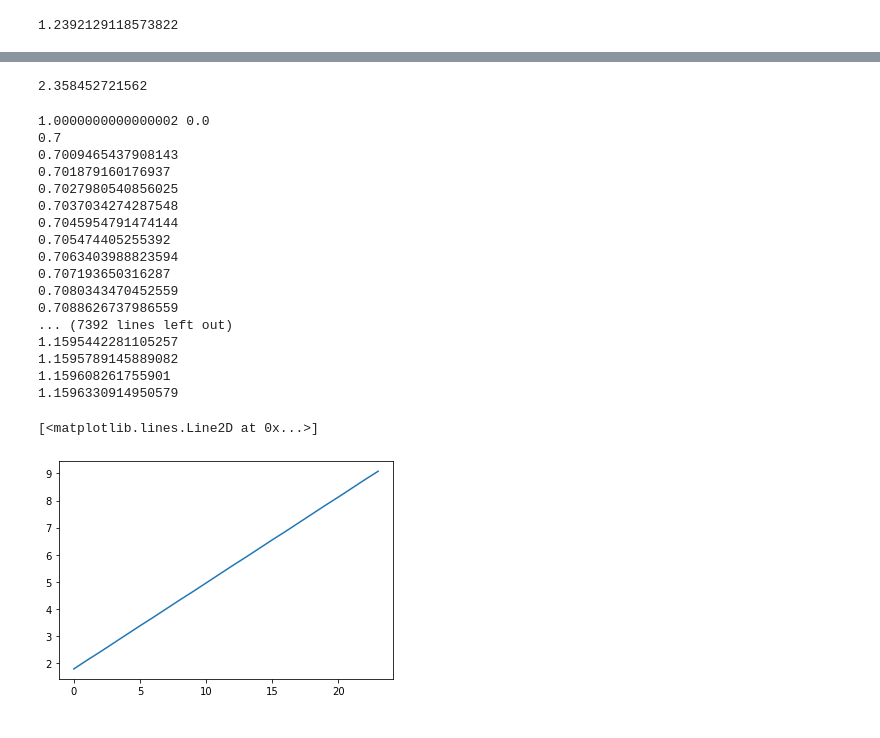
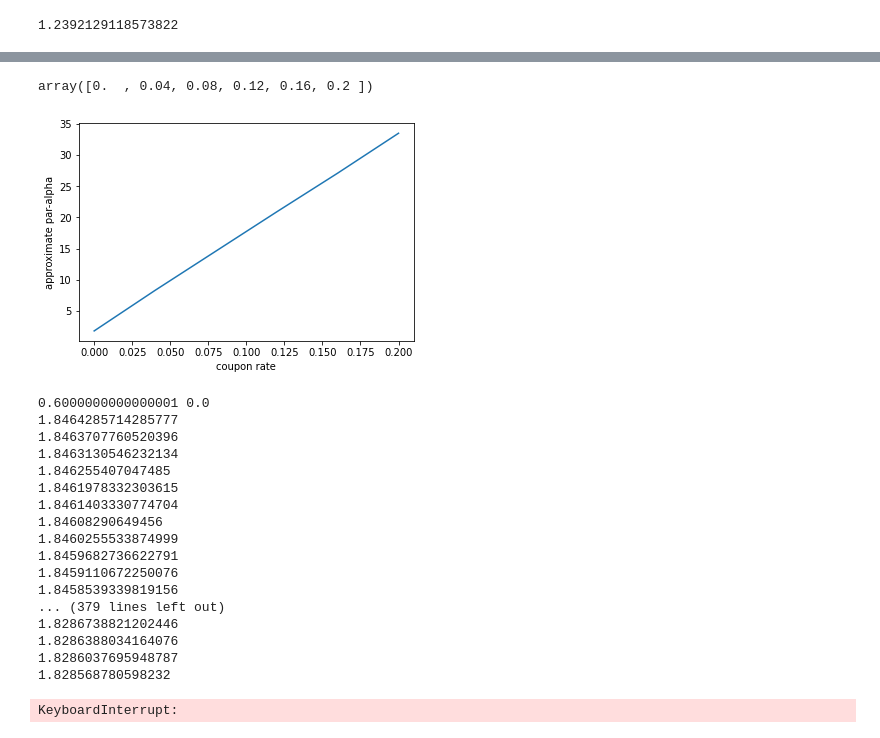
Before and after one commit to dexdx/Derivatives_Project, a Jupyter notebook: part_5.ipynb, the cells around one changed output, grey strips where cells are left out. Drawn from its saved outputs; the diff is of its cells as text; code cells hidden in the pictures.

```diff
--- a/part_5.ipynb
+++ b/part_5.ipynb
@@ -257,4 +227,11 @@ array([0.        , 0.0020202 , 0.0040404 , 0.00606061, 0.00808081,
-# %%
-a_par
-# %% [output]
-2.358452721562
+# %%
+np.linspace(0,.2,6)
+# %% [output]
+array([0.  , 0.04, 0.08, 0.12, 0.16, 0.2 ])
+# %%
+x = np.array([[0,1.8],
+[0.04,8.3],
+[0.08,14.6],
+[0.12,20.9],
+[0.16,27.1],
+[0.20,33.5]])
@@ -260,0 +243,6 @@ a_par
+# %%
+plt.plot(x[:,0],x[:,1]);
+plt.xlabel('coupon rate');
+plt.ylabel('approximate par-alpha');
+# %% [output]
+[figure, added]
@@ -261,11 +251,10 @@ a_par
 # %%
-a_pars2 = {}
 bar = np.delete(barrier_levels, 0)
-b = barrier_levels[3]
+b = barrier_levels[1]
 #for b in bar:
 for c in c_rates:
     print(b,c)
-    a_par = .7
+    a_par = pf[0]*(c**2) + pf[1]*c + pf[2]
     rcn2_apar_c = RCN_binomial(r, period_length, initial_price, delta, U, D,
                     payment_dates, c, a_par, Simple=False, Callable=False, barrier_level=b)
     rcn2_apar_c.set_barrier()
@@ -285,25 +274,21 @@ for c in c_rates:
     else:
         a_pars2[b].append(a_par)
 # %% [output]
-1.0000000000000002 0.0
-0.7
-0.7009465437908143
-0.701879160176937
-0.7027980540856025
-0.7037034274287548
-0.7045954791474144
-0.705474405255392
-0.7063403988823594
-0.707193650316287
-0.7080343470452559
-0.7088626737986559
-... (7392 lines left out)
-1.1595442281105257
-1.1595789145889082
-1.159608261755901
-1.1596330914950579
+0.6000000000000001 0.0
+1.8464285714285777
+1.8463707760520396
+1.8463130546232134
+1.846255407047485
+1.8461978332303615
+1.8461403330774704
+1.84608290649456
+1.8460255533874999
+1.8459682736622791
+1.8459110672250076
+1.8458539339819156
+... (379 lines left out)
+1.8286738821202446
+1.8286388034164076
+1.8286037695948787
+1.828568780598232
+KeyboardInterrupt:
-# %%
-plt.plot(a_pars2[0.6000000000000001])
-# %% [output]
-[<matplotlib.lines.Line2D at 0x...>]
-[figure, removed]
```
Also changed, not shown: parts of 7 cells of this notebook.
